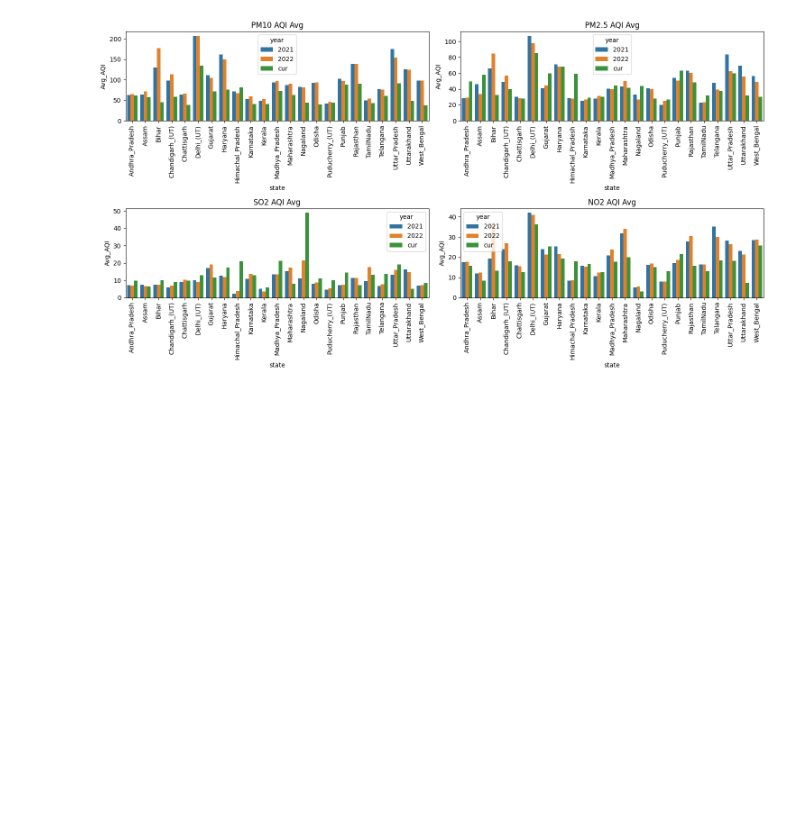
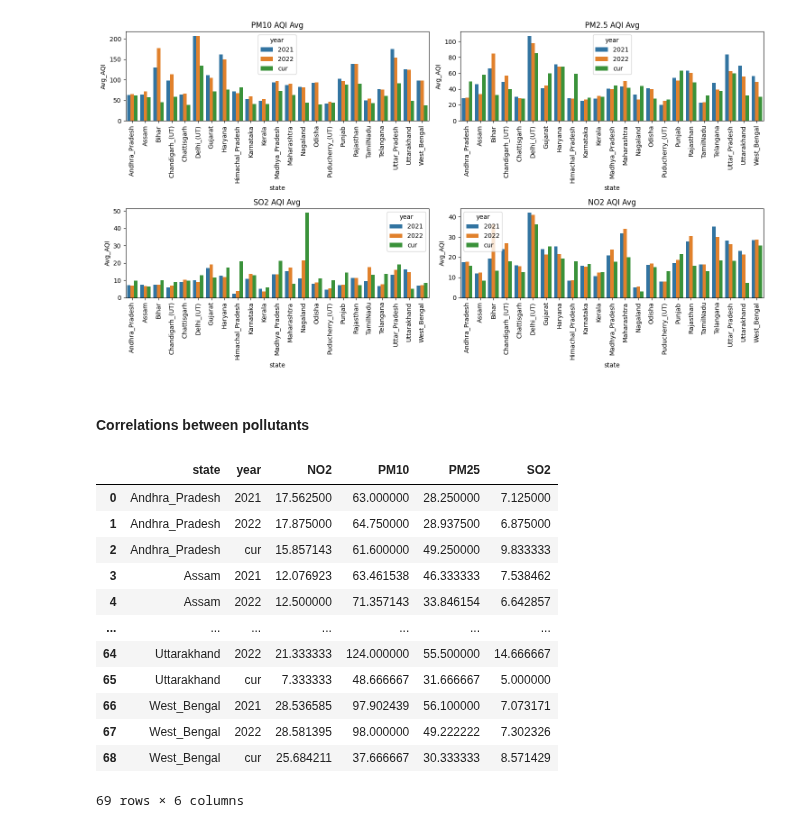
Before and after one commit to latheeshpoondla/Project, a Jupyter notebook: DSProject.ipynb, the cells around one changed output. Cells and saved outputs as stored; diff of their text form; code cells hidden in the pictures; blank space fills up the shorter version.

```diff
--- a/DSProject.ipynb
+++ b/DSProject.ipynb
@@ -764,3 +760,25 @@ for axc in ax:
 plt.tight_layout()
 # %% [output]
 [figure]
+# %% [markdown]
+#### Correlations between pollutants
+# %%
+pivot_ti_avg = ti_avg.pivot_table(index=['state', 'year'], columns='pollutant_id', values='Avg_AQI')
+pivot_ti_avg.columns = ['CO', 'NH3', 'NO2', 'OZONE', 'PM10', 'PM25', 'SO2']
+pivot_ti_avg.reset_index(inplace=True)
+pivot_ti_avg.drop(['CO', 'NH3', 'OZONE'], axis=1, inplace=True)
+display(pivot_ti_avg)
+# %% [output]
+|  | state | year | NO2 | PM10 | PM25 | SO2 |
+| 0 | Andhra_Pradesh | 2021 | 17.562500 | 63.000000 | 28.250000 | 7.125000 |
+| 1 | Andhra_Pradesh | 2022 | 17.875000 | 64.750000 | 28.937500 | 6.875000 |
+| 2 | Andhra_Pradesh | cur | 15.857143 | 61.600000 | 49.250000 | 9.833333 |
+| 3 | Assam | 2021 | 12.076923 | 63.461538 | 46.333333 | 7.538462 |
+| 4 | Assam | 2022 | 12.500000 | 71.357143 | 33.846154 | 6.642857 |
+| ... | ... | ... | ... | ... | ... | ... |
+| 64 | Uttarakhand | 2022 | 21.333333 | 124.000000 | 55.500000 | 14.666667 |
+| 65 | Uttarakhand | cur | 7.333333 | 48.666667 | 31.666667 | 5.000000 |
+| 66 | West_Bengal | 2021 | 28.536585 | 97.902439 | 56.100000 | 7.073171 |
+| 67 | West_Bengal | 2022 | 28.581395 | 98.000000 | 49.222222 | 7.302326 |
+| 68 | West_Bengal | cur | 25.684211 | 37.666667 | 30.333333 | 8.571429 |
+69 rows × 6 columns
```
Also changed, not shown: parts of 2 cells of this notebook.
